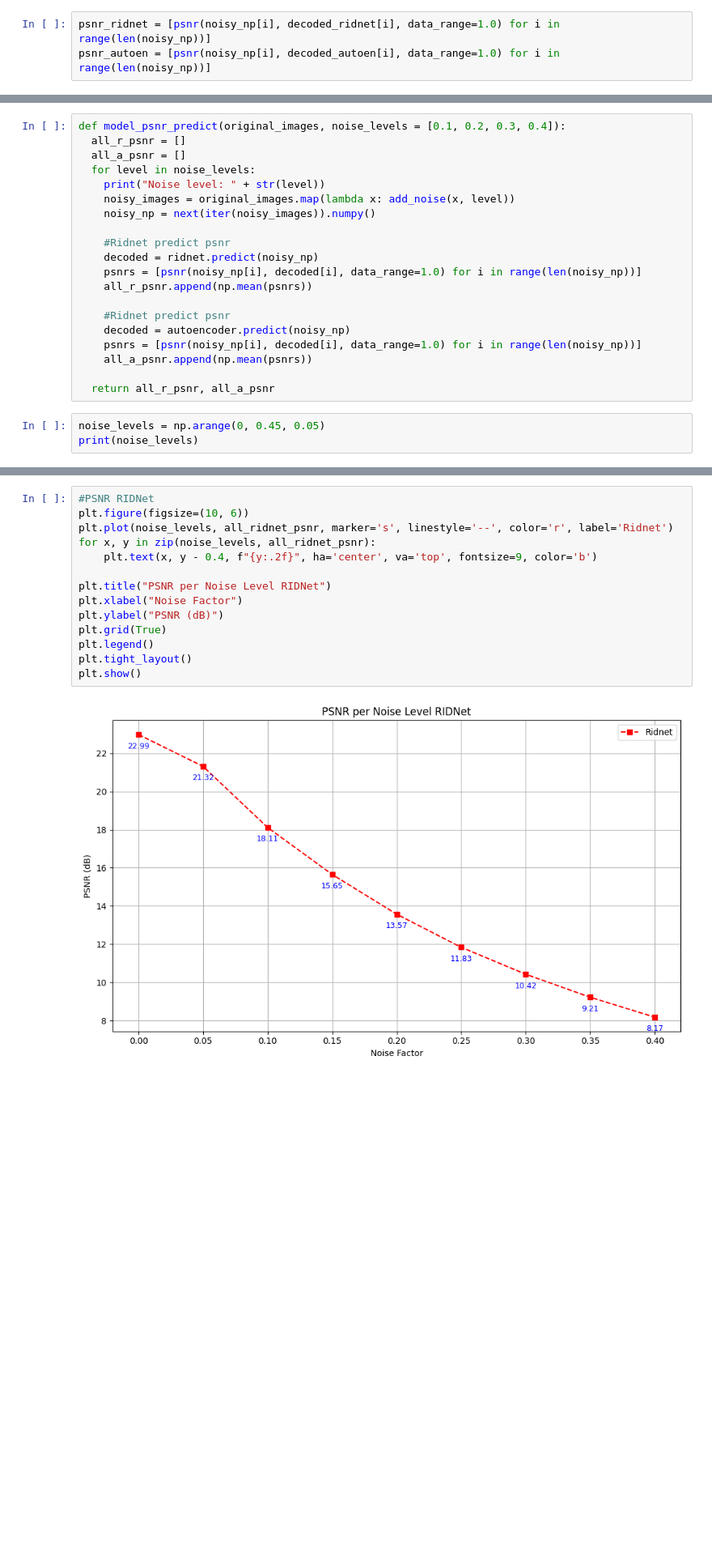
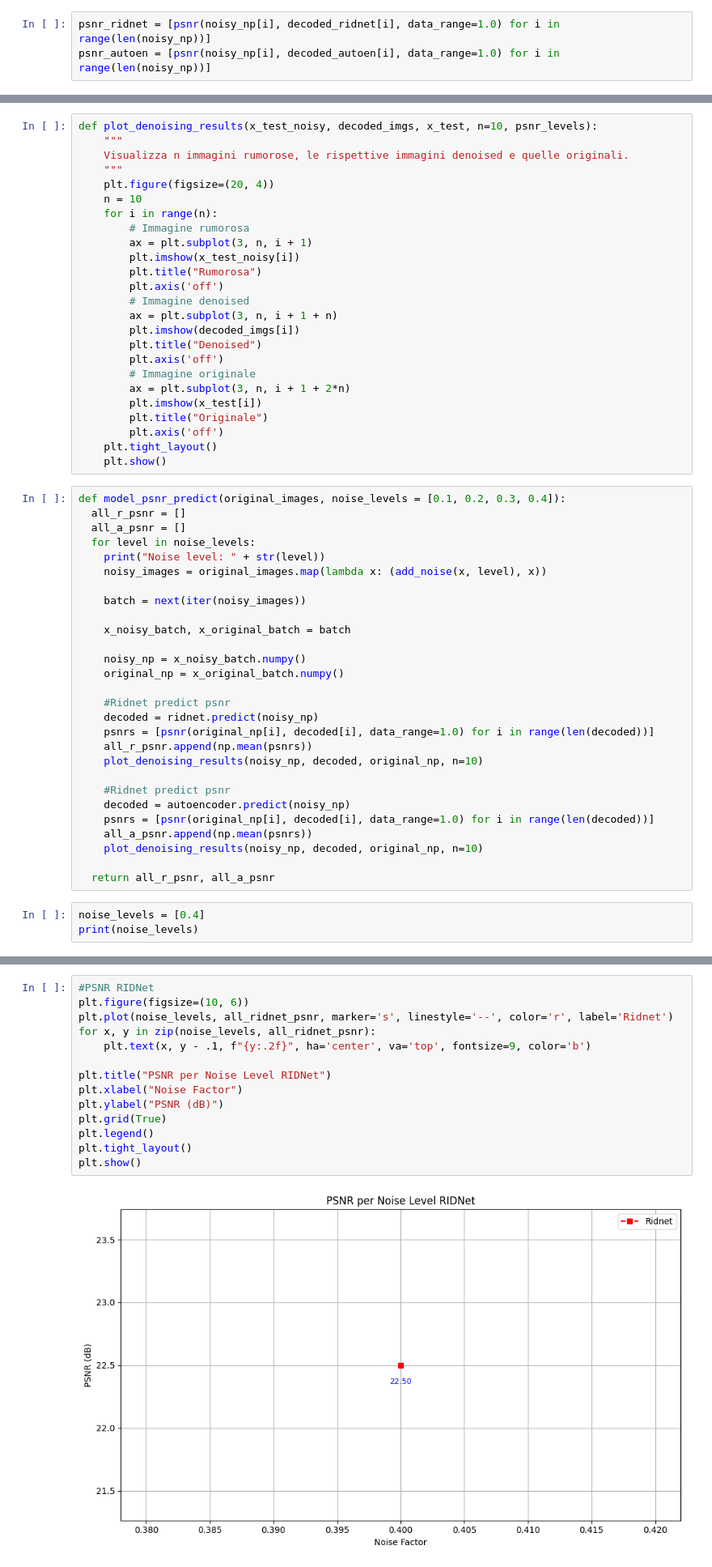
Before and after one commit to MatVan99ita/Tesi_ImageDenoisingTechnique, a Jupyter notebook: code/psnr_pet_good.ipynb, the cells around one changed output, grey strips where cells are left out. Shown at 81% size. Cells and saved outputs as stored; diff of their text form; blank space fills up the shorter version.

```diff
--- a/code/psnr_pet_good.ipynb
+++ b/code/psnr_pet_good.ipynb
@@ -369,24 +369,57 @@ Media PSNR autoencoder: 5.42 dB
+# %%
+def plot_denoising_results(x_test_noisy, decoded_imgs, x_test, n=10, psnr_levels):
+    """
+    Visualizza n immagini rumorose, le rispettive immagini denoised e quelle originali.
+    """
+    plt.figure(figsize=(20, 4))
+    n = 10
+    for i in range(n):
+        # Immagine rumorosa
+        ax = plt.subplot(3, n, i + 1)
+        plt.imshow(x_test_noisy[i])
+        plt.title("Rumorosa")
+        plt.axis('off')
+        # Immagine denoised
+        ax = plt.subplot(3, n, i + 1 + n)
+        plt.imshow(decoded_imgs[i])
+        plt.title("Denoised")
+        plt.axis('off')
+        # Immagine originale
+        ax = plt.subplot(3, n, i + 1 + 2*n)
+        plt.imshow(x_test[i])
+        plt.title("Originale")
+        plt.axis('off')
+    plt.tight_layout()
+    plt.show()
 # %%
 def model_psnr_predict(original_images, noise_levels = [0.1, 0.2, 0.3, 0.4]):
   all_r_psnr = []
   all_a_psnr = []
   for level in noise_levels:
     print("Noise level: " + str(level))
-    noisy_images = original_images.map(lambda x: add_noise(x, level))
-    noisy_np = next(iter(noisy_images)).numpy()
+    noisy_images = original_images.map(lambda x: (add_noise(x, level), x))
+
+    batch = next(iter(noisy_images))
+
+    x_noisy_batch, x_original_batch = batch
+
+    noisy_np = x_noisy_batch.numpy()
+    original_np = x_original_batch.numpy()
 
     #Ridnet predict psnr
     decoded = ridnet.predict(noisy_np)
-    psnrs = [psnr(noisy_np[i], decoded[i], data_range=1.0) for i in range(len(noisy_np))]
+    psnrs = [psnr(original_np[i], decoded[i], data_range=1.0) for i in range(len(decoded))]
     all_r_psnr.append(np.mean(psnrs))
+    plot_denoising_results(noisy_np, decoded, original_np, n=10)
 
     #Ridnet predict psnr
     decoded = autoencoder.predict(noisy_np)
-    psnrs = [psnr(noisy_np[i], decoded[i], data_range=1.0) for i in range(len(noisy_np))]
+    psnrs = [psnr(original_np[i], decoded[i], data_range=1.0) for i in range(len(decoded))]
     all_a_psnr.append(np.mean(psnrs))
+    plot_denoising_results(noisy_np, decoded, original_np, n=10)
 
   return all_r_psnr, all_a_psnr
 # %%
-noise_levels = np.arange(0, 0.45, 0.05)
+noise_levels = [0.4]
 print(noise_levels)
 # %% [output]
@@ -432,19 +483,19 @@ plt.show()
 # %%
 #PSNR RIDNet
 plt.figure(figsize=(10, 6))
 plt.plot(noise_levels, all_ridnet_psnr, marker='s', linestyle='--', color='r', label='Ridnet')
 for x, y in zip(noise_levels, all_ridnet_psnr):
-    plt.text(x, y - 0.4, f"{y:.2f}", ha='center', va='top', fontsize=9, color='b')
+    plt.text(x, y - .1, f"{y:.2f}", ha='center', va='top', fontsize=9, color='b')
 
 plt.title("PSNR per Noise Level RIDNet")
 plt.xlabel("Noise Factor")
 plt.ylabel("PSNR (dB)")
 plt.grid(True)
 plt.legend()
 plt.tight_layout()
 plt.show()
 # %% [output]
-[figure, old version]
+[figure, new version]
 # %%
 # Primo array
 
```
Also changed, not shown: parts of 8 cells of this notebook, 1 other file.
